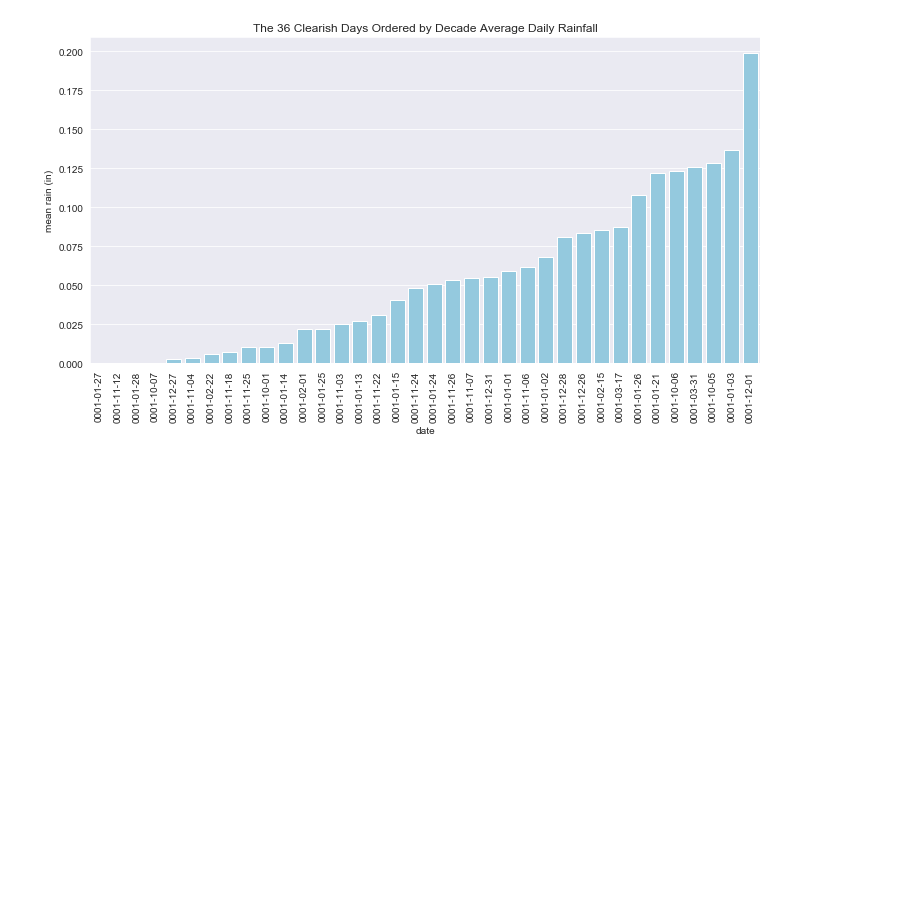
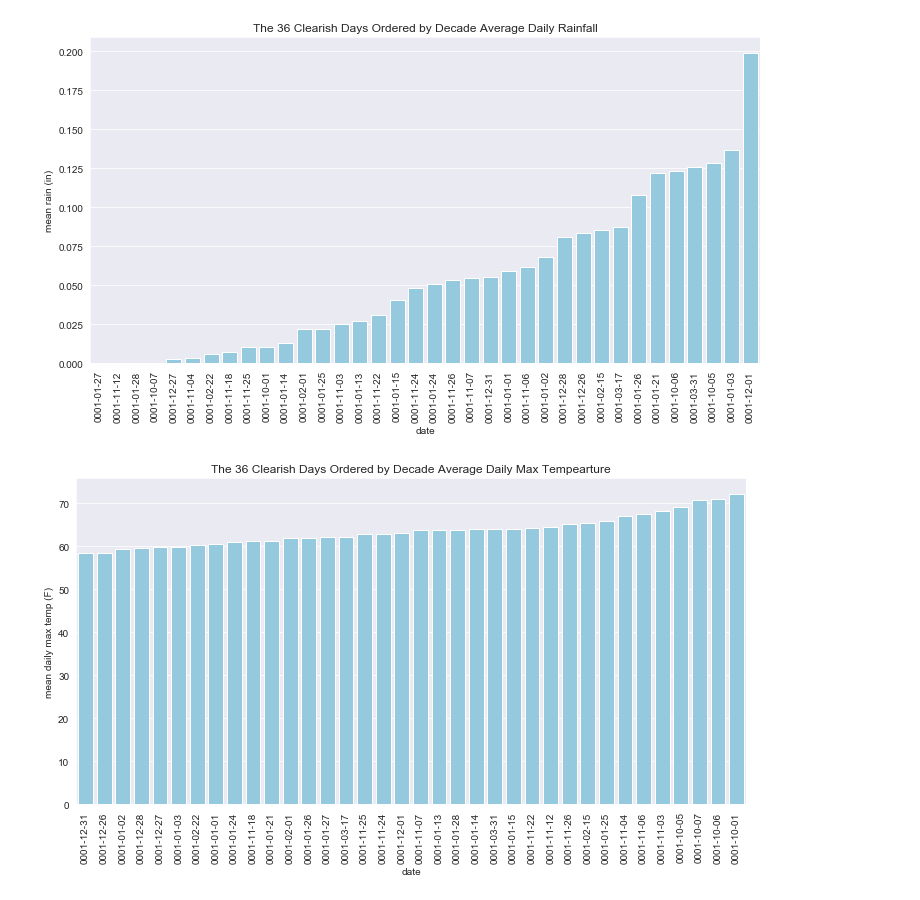
Before and after one commit to jefftrevino/Springboard, a Jupyter notebook: capstone1montereyWeather/exploratory_data_visualization.ipynb, the cells around one changed output. Cells and saved outputs as stored; diff of their text form; code cells hidden in the pictures; blank space fills up the shorter version.

Commit message:
Added data story

```diff
--- a/capstone1montereyWeather/exploratory_data_visualization.ipynb
+++ b/capstone1montereyWeather/exploratory_data_visualization.ipynb
@@ -454,3 +440,35 @@ plt.xticks(rotation=90)
 plt.show()
 # %% [output]
 [figure]
+# %%
+plt.figure(figsize=(12, 6))
+
+by_date = df[(df.index.hour >= 10) & (df.index.hour <= 16)] # get 10 AM to 4 PM (see definition of 'clearish' above)
+
+# mean the average daily obscuration and keep the first value for daily precipitaton for each date throughout decade
+by_date = df.groupby([df.index.date]).agg({'DailyMaximumDryBulbTemperature': 'first', 'averageObscuration': 'mean'})
+
+# further average both obscuration and daily rainfall by calendar day
+by_date = df.groupby([df.index.month, df.index.day]).agg({'DailyMaximumDryBulbTemperature': 'mean', 'averageObscuration': 'mean'})
+by_date.index = by_date.index.rename(['month', 'day'])
+by_date.columns = ['mean daily max temp (F)', 'mean obscuration']
+by_date = by_date.reset_index()
+
+# filter out clearish days
+by_date = by_date[by_date['mean obscuration'] <= 3.5] # 3.5 is a conservative cut-off for a clear day: there are at worst "scattered clouds"
+
+# sort by ascending rainfall
+by_date = by_date.sort_values(by='mean daily max temp (F)')
+
+# add a date column to serve as the index
+by_date['date'] = by_date.apply(lambda x: date(year=1, month=int(x['month']), day=int(x['day'])), axis=1)
+by_date
+
+
+# plot
+b = sns.barplot(x='date', y='mean daily max temp (F)', color='skyblue', data=by_date)
+b.set_title('The 36 Clearish Days Ordered by Decade Average Daily Max Tempearture')
+plt.xticks(rotation=90)
+plt.show()
+# %% [output]
+[figure, added]
```
Also changed, not shown: parts of 3 cells of this notebook, 2 other files.
